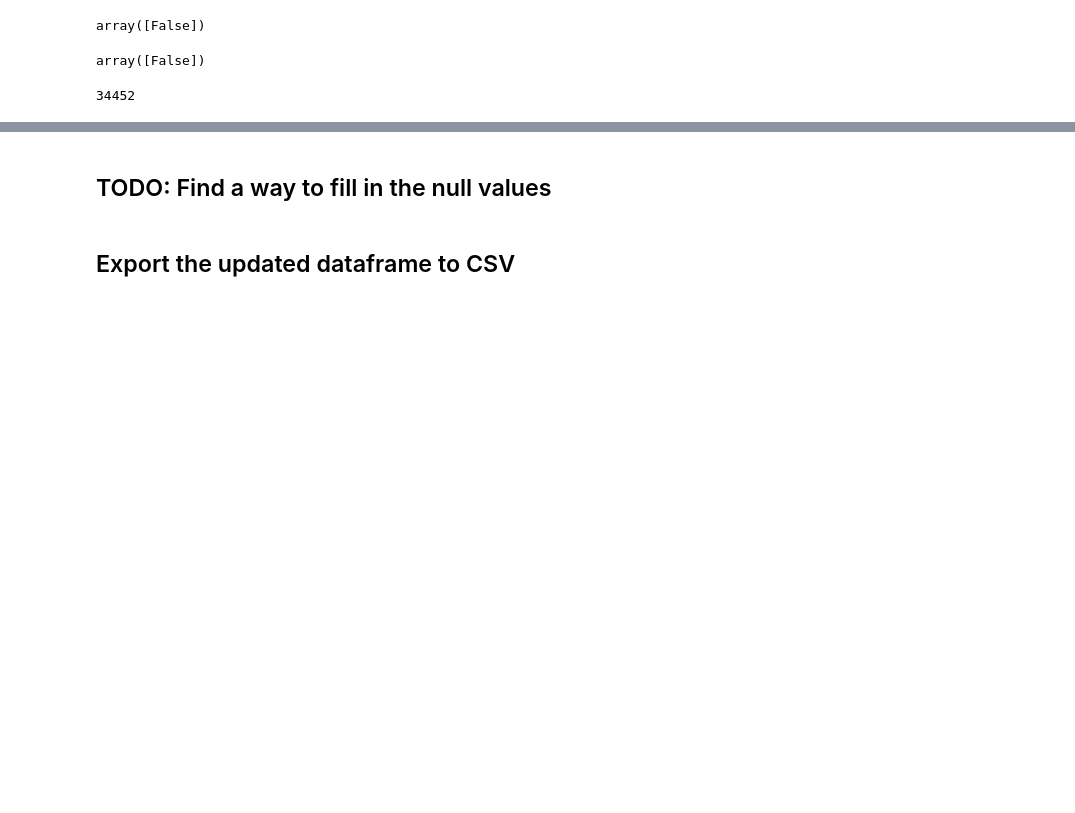
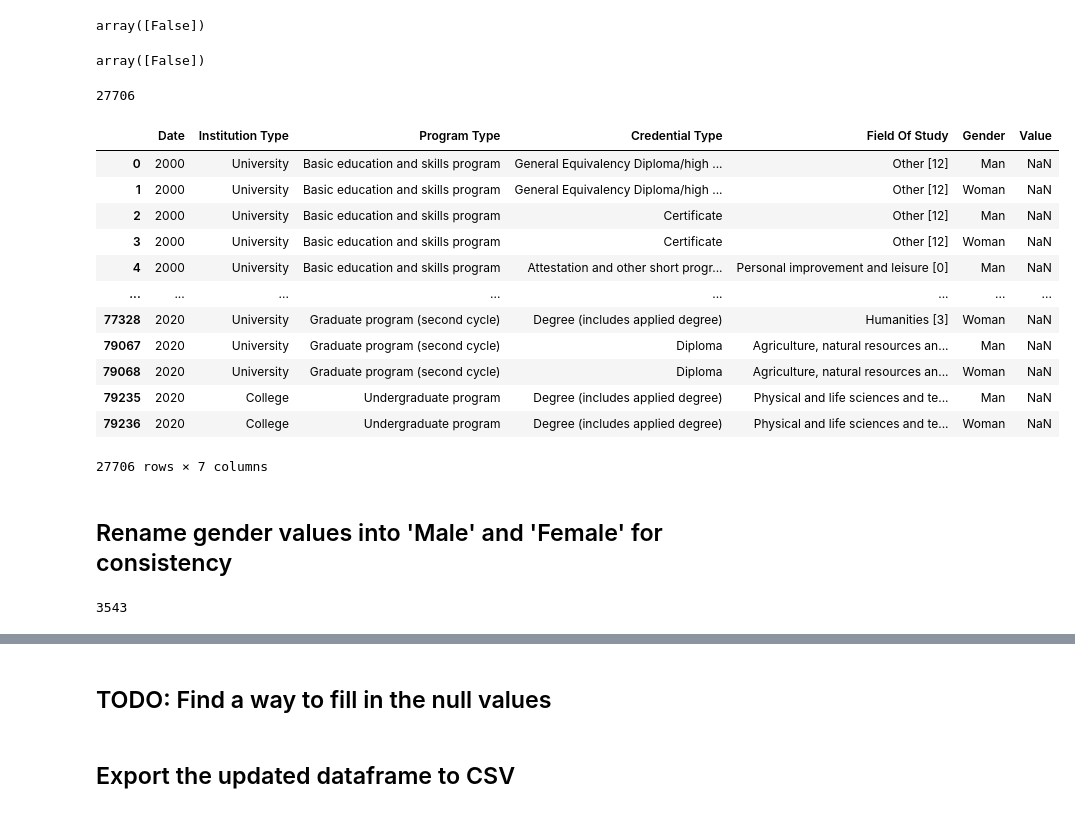
Before and after one commit to KhaledElbasiouni/CSI4142-Project, a Jupyter notebook: data-staging-graduates.ipynb, the cells around one changed output, grey strips where cells are left out. Cells and saved outputs as stored; diff of their text form; code cells hidden in the pictures; blank space fills up the shorter version.

```diff
--- a/data-staging-graduates.ipynb
+++ b/data-staging-graduates.ipynb
@@ -158,6 +159,24 @@ df['Gender'].isnull().unique()
 # %% [output]
 array([False])
 # %%
-df['VALUE'].isna().sum()
+df['Value'].isna().sum()
 # %% [output]
-34452
+27706
+# %%
+df[df['Value'].isna()]
+# %% [output]
+|  | Date | Institution Type | Program Type | Credential Type | Field Of Study | Gender | Value |
+| 0 | 2000 | University | Basic education and skills program | General Equivalency Diploma/high ... | Other [12] | Man | NaN |
+| 1 | 2000 | University | Basic education and skills program | General Equivalency Diploma/high ... | Other [12] | Woman | NaN |
+| 2 | 2000 | University | Basic education and skills program | Certificate | Other [12] | Man | NaN |
+| 3 | 2000 | University | Basic education and skills program | Certificate | Other [12] | Woman | NaN |
+| 4 | 2000 | University | Basic education and skills program | Attestation and other short progr... | Personal improvement and leisure [0] | Man | NaN |
+| ... | ... | ... | ... | ... | ... | ... | ... |
+| 77328 | 2020 | University | Graduate program (second cycle) | Degree (includes applied degree) | Humanities [3] | Woman | NaN |
+| 79067 | 2020 | University | Graduate program (second cycle) | Diploma | Agriculture, natural resources an... | Man | NaN |
+| 79068 | 2020 | University | Graduate program (second cycle) | Diploma | Agriculture, natural resources an... | Woman | NaN |
+| 79235 | 2020 | College | Undergraduate program | Degree (includes applied degree) | Physical and life sciences and te... | Man | NaN |
+| 79236 | 2020 | College | Undergraduate program | Degree (includes applied degree) | Physical and life sciences and te... | Woman | NaN |
+27706 rows × 7 columns
+# %% [markdown]
+## Rename gender values into 'Male' and 'Female' for consistency
@@ -163,0 +186,4 @@ df['VALUE'].isna().sum()
+# %%
+(df['Value'] == 0.0).sum()
+# %% [output]
+3543
```
Also changed, not shown: parts of 12 cells of this notebook, 3 other files.
